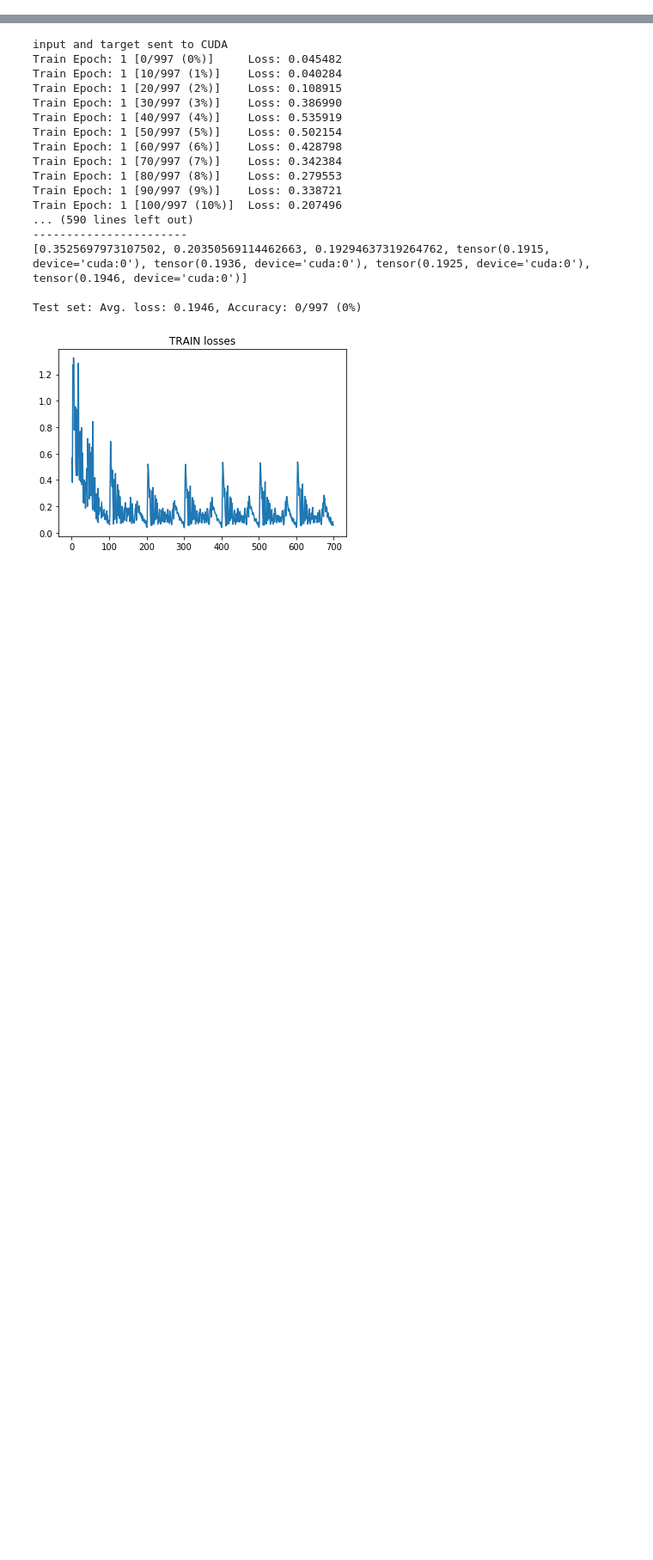
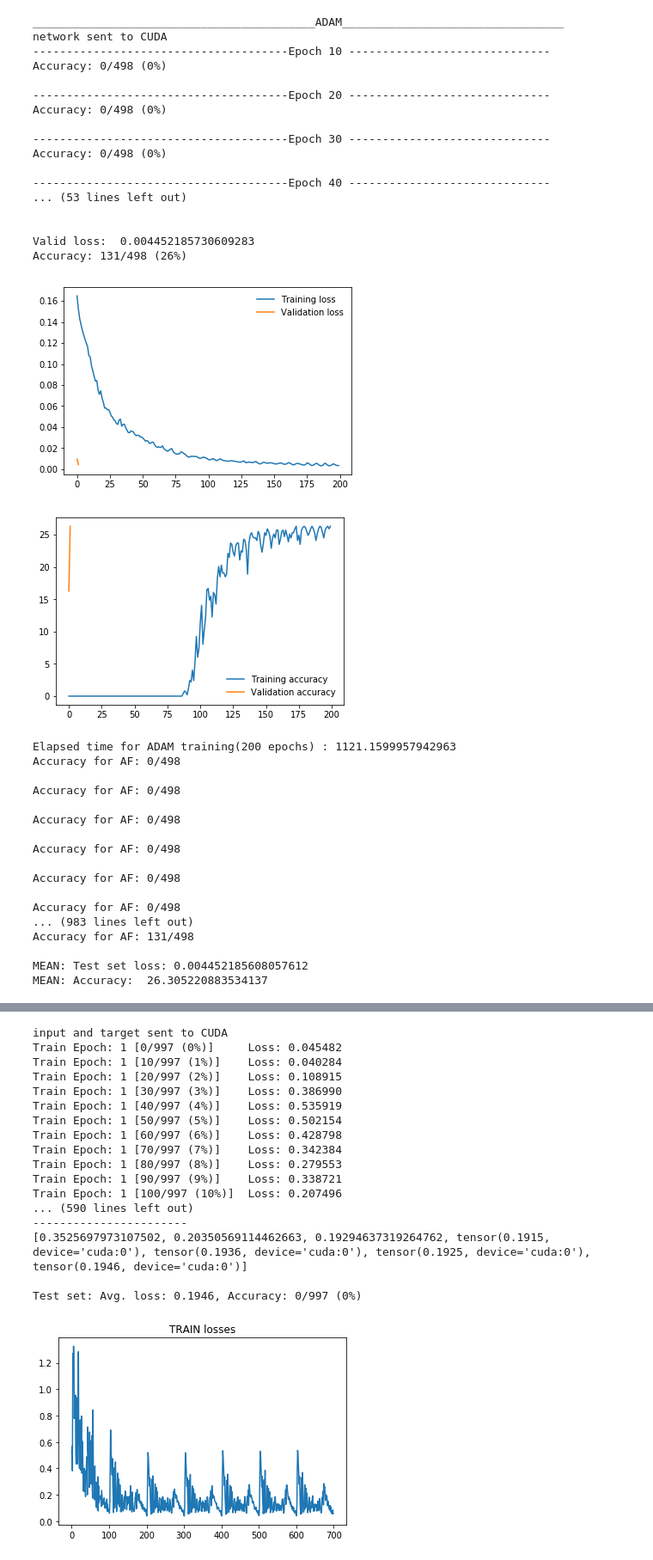
Before and after one commit to DianaPredoiu/sound-source-separation, a Jupyter notebook: sound-source-separation-network.ipynb, the cells around one changed output, grey strips where cells are left out. Shown: that part at 86% size. Drawn from its saved outputs; the diff is of its cells as text; code cells hidden in the pictures; blank space fills up the shorter version.

```diff
--- a/sound-source-separation-network.ipynb
+++ b/sound-source-separation-network.ipynb
@@ -508,4 +643,38 @@ def eval(network, test_set):
     plt.show()
 
     return test_mask
+# %%
+def runAdam(nr_epochs):
+    network = Network()
+
+    # if cuda is available, send network's params to gpu
+    if torch.cuda.is_available():
+        torch.cuda.empty_cache()
+        print("network sent to CUDA")
+        network.cuda()
+
+    # set optimizer -> article : Adam, lr = 0.001, b1 = 0.9, b2 = 0.999
+    optimizer = optim.Adam(network.parameters(), lr = 0.001, betas = (0.9, 0.999))
+
+    start_time = time.time()
+
+    model_name = './sss-model-Adam.pth'
+    train_mask, valid_mask = train_network(nr_epochs=nr_epochs,
+                                           train_set=train_set, valid_set=valid_set,
+                                           model_name=model_name,
+                                          optimizer=optimizer,
+                                          network=network)
+
+    elapsed_time = time.time() - start_time
+    print("Elapsed time for ADAM training(200 epochs) :", elapsed_time)
+
+    network = torch.load('./sss-model-Adam.pth')
+    test_mask = eval(network=network, test_set=train_set)
+
+    # apply generate mask from training, testing after training and validation
+    split_audios_epoch("train-mask-ADAM", train_mask, mixes[0])
+    split_audios_epoch("valid-mask-ADAM", valid_mask, mixes[1])
+
+    # test for another mix
+    split_audios_epoch("test-mask-ADAM", test_mask, mixes[0])
 # %%
@@ -549,0 +714,45 @@ Accuracy: 498/498 (100%)
+# %%
+torch.cuda.empty_cache()
+print("__________________________________________ADAM_________________________________")
+runAdam(200) # cu 600 poate
+
+# torch.cuda.empty_cache()
+# print("__________________________________________SGD_________________________________")
+# runSGD(200)
+# %% [output]
+__________________________________________ADAM_________________________________
+network sent to CUDA
+--------------------------------------Epoch 10 ------------------------------
+Accuracy: 0/498 (0%)
+
+--------------------------------------Epoch 20 ------------------------------
+Accuracy: 0/498 (0%)
+
+--------------------------------------Epoch 30 ------------------------------
+Accuracy: 0/498 (0%)
+
+--------------------------------------Epoch 40 ------------------------------
+... (53 lines left out)
+
+
+Valid loss:  0.004452185730609283
+Accuracy: 131/498 (26%)
+[figure, added]
+[figure, added]
+Elapsed time for ADAM training(200 epochs) : 1121.1599957942963
+Accuracy for AF: 0/498
+
+Accuracy for AF: 0/498
+
+Accuracy for AF: 0/498
+
+Accuracy for AF: 0/498
+
+Accuracy for AF: 0/498
+
+Accuracy for AF: 0/498
+... (983 lines left out)
+Accuracy for AF: 131/498
+
+MEAN: Test set loss: 0.004452185608057612
+MEAN: Accuracy:  26.305220883534137
```
Also changed, not shown: parts of 15 cells of this notebook, 2 other files.
